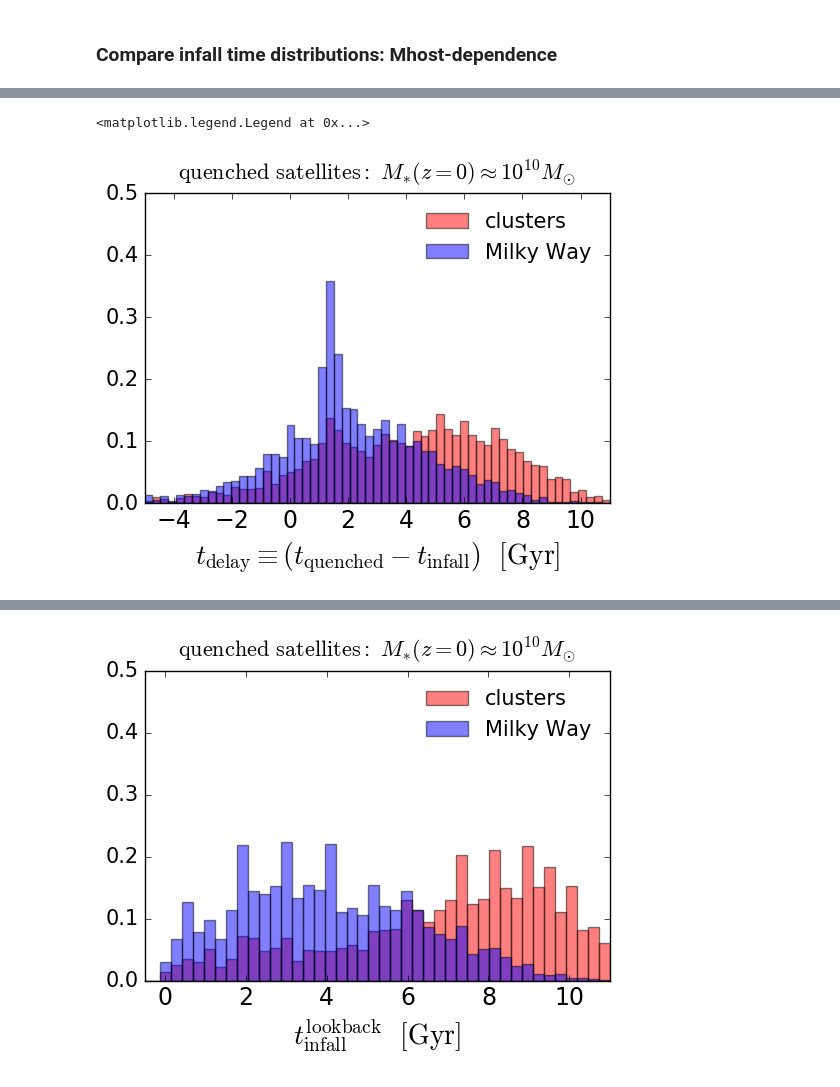
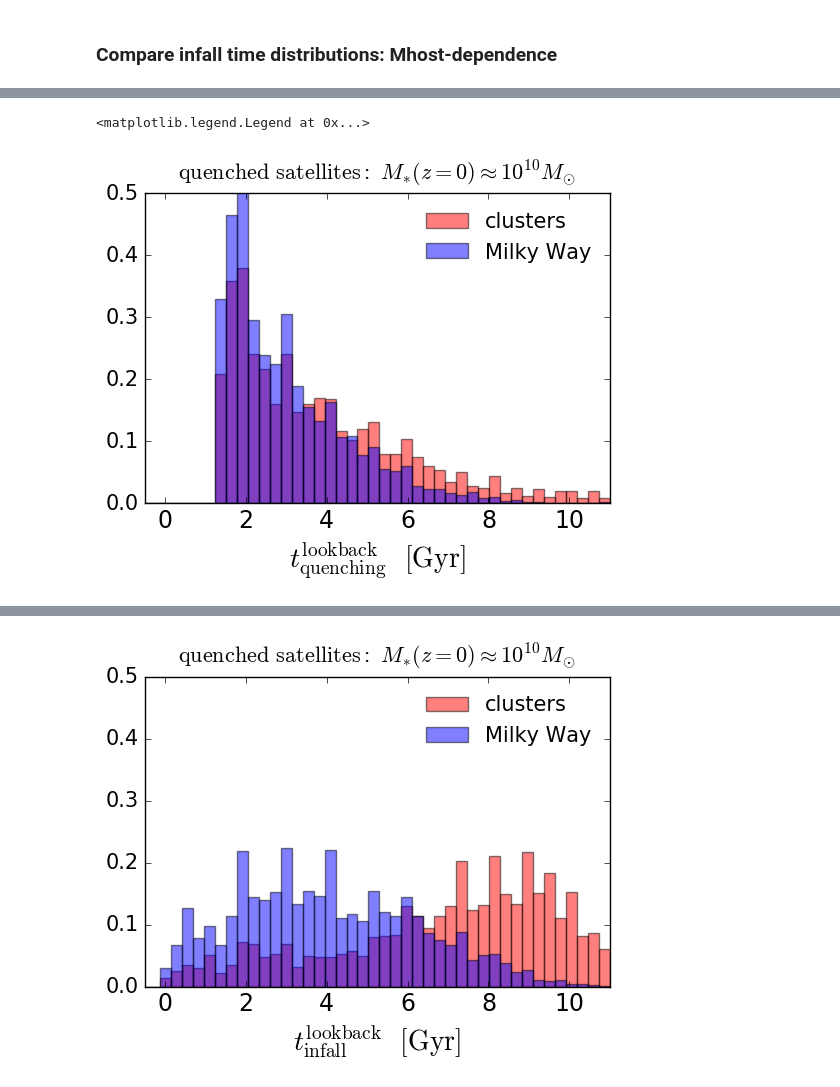
Before and after one commit to aphearin/time_evolving_cam_utils, a Jupyter notebook: fraction_quenched_after_infall.ipynb, the cells around one changed output, grey strips where cells are left out. Cells and saved outputs as stored; diff of their text form; code cells hidden in the pictures.

```diff
--- a/fraction_quenched_after_infall.ipynb
+++ b/fraction_quenched_after_infall.ipynb
@@ -284,33 +321,33 @@ fig.savefig('FIGS/self_quenched_fraction_z0.pdf', bbox_extra_artists=[xlabel, yl
 # %%
 fig = plt.figure()
 ax = fig.add_subplot(111)
 
 sm_low, sm_high = 10, 10.25
 
 sm_mask = (quenched_sats['stellar_mass'] > 10**sm_low) & (quenched_sats['stellar_mass'] < 10**sm_high)
 
 time_low, time_high = -5, 11
 _bins = np.linspace(time_low, time_high, 60)
 mhost_mask = sm_mask * (quenched_sats['host_mpeak'] > 10**14) & (quenched_sats['host_mpeak'] < 10**15)
-__=plt.hist(quenched_sats['quenching_time_delay'][mhost_mask],
+__=plt.hist(cosmic_age_array[-1] - quenched_sats['quenching_time'][mhost_mask],
             bins=_bins, normed=True, alpha=0.5,
             label = "clusters", color='red')
 
 mhost_mask = sm_mask * (quenched_sats['host_mpeak'] > 10**12) & (quenched_sats['host_mpeak'] < 10**13)
-__=plt.hist(quenched_sats['quenching_time_delay'][mhost_mask],
+__=plt.hist(cosmic_age_array[-1] - quenched_sats['quenching_time'][mhost_mask],
             bins=_bins, normed=True, alpha=0.5,
             label = "Milky Way", color='blue')
 
-xlabel = ax.set_xlabel(r'$t_{\rm delay}\equiv(t_{\rm quenched} - t_{\rm infall})$  $[{\rm Gyr}]$', fontsize=20)
+xlabel = ax.set_xlabel(r'$t^{\rm lookback}_{\rm quenching}$  $[{\rm Gyr}]$', fontsize=20)
 title = ax.set_title(r'${\rm quenched}$ ${\rm satellites}:$ $M_{\ast}(z=0) \approx 10^{10}M_{\odot}$',
                      fontsize=16, y=1.02) # y param fixes an overhanging title
 
 plt.xticks(fontsize=17)
 plt.yticks(fontsize=15)
-plt.xlim(xmin = time_low, xmax=time_high)
+plt.xlim(xmin = -0.5, xmax=time_high)
 plt.ylim(ymin = 0, ymax=0.5)
 plt.legend(frameon=False, loc='upper right', fontsize=15)
-# fig.savefig('FIGS/delay_time_distributions_host_dependence.pdf', bbox_extra_artists=[xlabel, ylabel], bbox_inches='tight')
+# fig.savefig('FIGS/quenching_time_distributions_host_dependence_z0p1.pdf', bbox_extra_artists=[xlabel, ylabel], bbox_inches='tight')
 # %% [output]
 <matplotlib.legend.Legend at 0x...>
-[figure, old version]
+[figure, new version]
```
Also changed, not shown: parts of 6 cells of this notebook, 2 other files.
